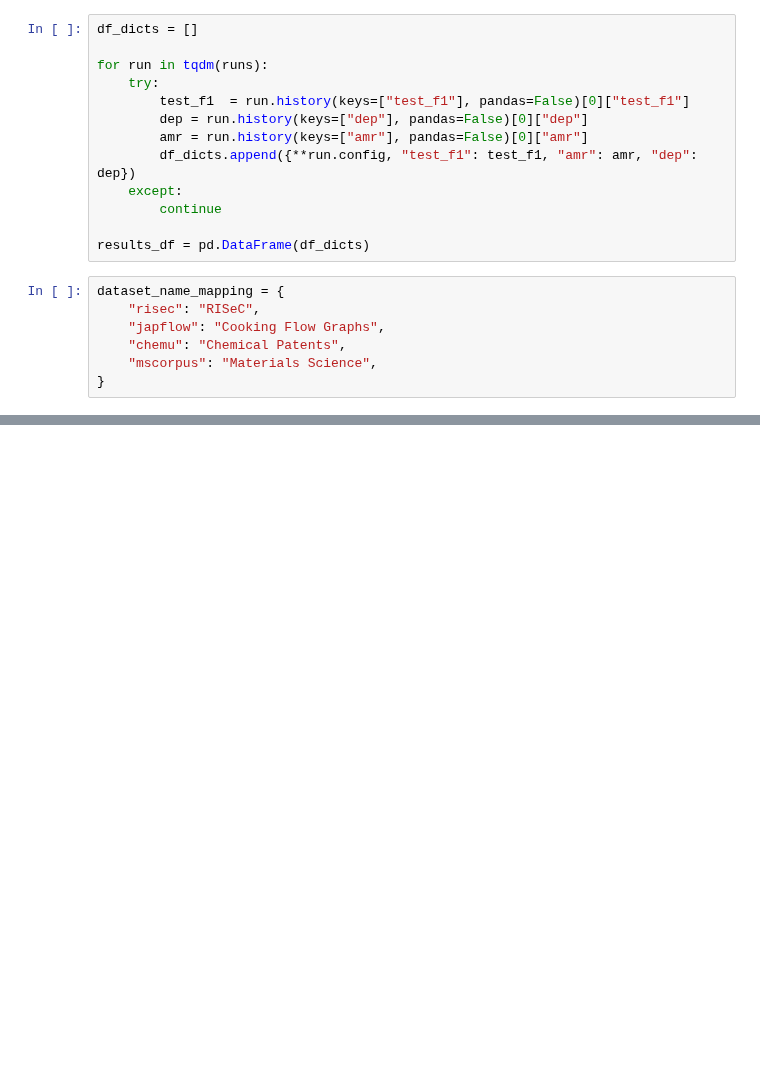
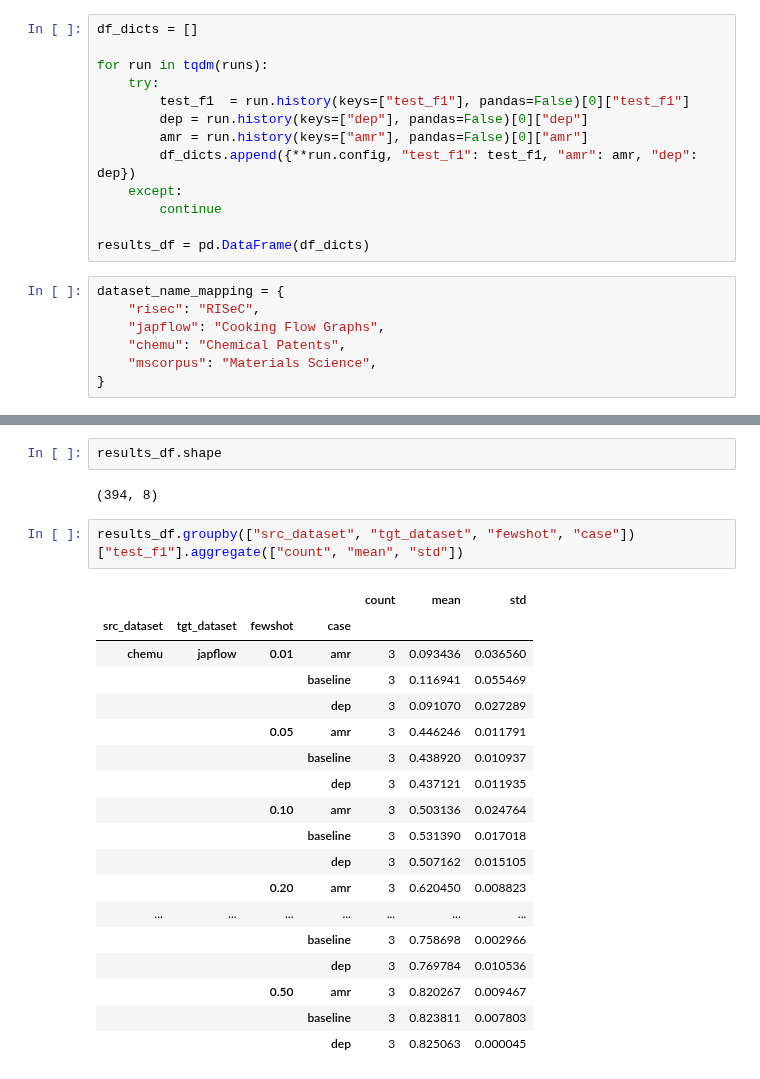
Before and after one commit to ShoRit/flow_graphs, a Jupyter notebook: code/visualize_results.ipynb, the cells around one changed output, grey strips where cells are left out. Saved outputs shown, nothing was run; the diff lists cells and outputs as text; blank space fills up the shorter version.

```diff
--- a/code/visualize_results.ipynb
+++ b/code/visualize_results.ipynb
@@ -82,3 +87,28 @@ See the caveats in the documentation: https://pandas.pydata.org/pandas-docs/stab
+# %%
+results_df.shape
+# %% [output]
+(394, 8)
+# %%
+results_df.groupby(["src_dataset", "tgt_dataset", "fewshot", "case"])["test_f1"].aggregate(["count", "mean", "std"])
+# %% [output]
+|  |  |  |  | count | mean | std |
+| src_dataset | tgt_dataset | fewshot | case |  |  |  |
+| chemu | japflow | 0.01 | amr | 3 | 0.093436 | 0.036560 |
+|  |  |  | baseline | 3 | 0.116941 | 0.055469 |
+|  |  |  | dep | 3 | 0.091070 | 0.027289 |
+|  |  | 0.05 | amr | 3 | 0.446246 | 0.011791 |
+|  |  |  | baseline | 3 | 0.438920 | 0.010937 |
+|  |  |  | dep | 3 | 0.437121 | 0.011935 |
+|  |  | 0.10 | amr | 3 | 0.503136 | 0.024764 |
+|  |  |  | baseline | 3 | 0.531390 | 0.017018 |
+|  |  |  | dep | 3 | 0.507162 | 0.015105 |
+|  |  | 0.20 | amr | 3 | 0.620450 | 0.008823 |
+| ... | ... | ... | ... | ... | ... | ... |
+|  |  |  | baseline | 3 | 0.758698 | 0.002966 |
+|  |  |  | dep | 3 | 0.769784 | 0.010536 |
+|  |  | 0.50 | amr | 3 | 0.820267 | 0.009467 |
+|  |  |  | baseline | 3 | 0.823811 | 0.007803 |
+|  |  |  | dep | 3 | 0.825063 | 0.000045 |
 # %%
 src_datasets = set(results_df["src_dataset"])
 tgt_datasets = set(results_df["tgt_dataset"])
```
Also changed, not shown: parts of 3 cells of this notebook, 1 other file.
